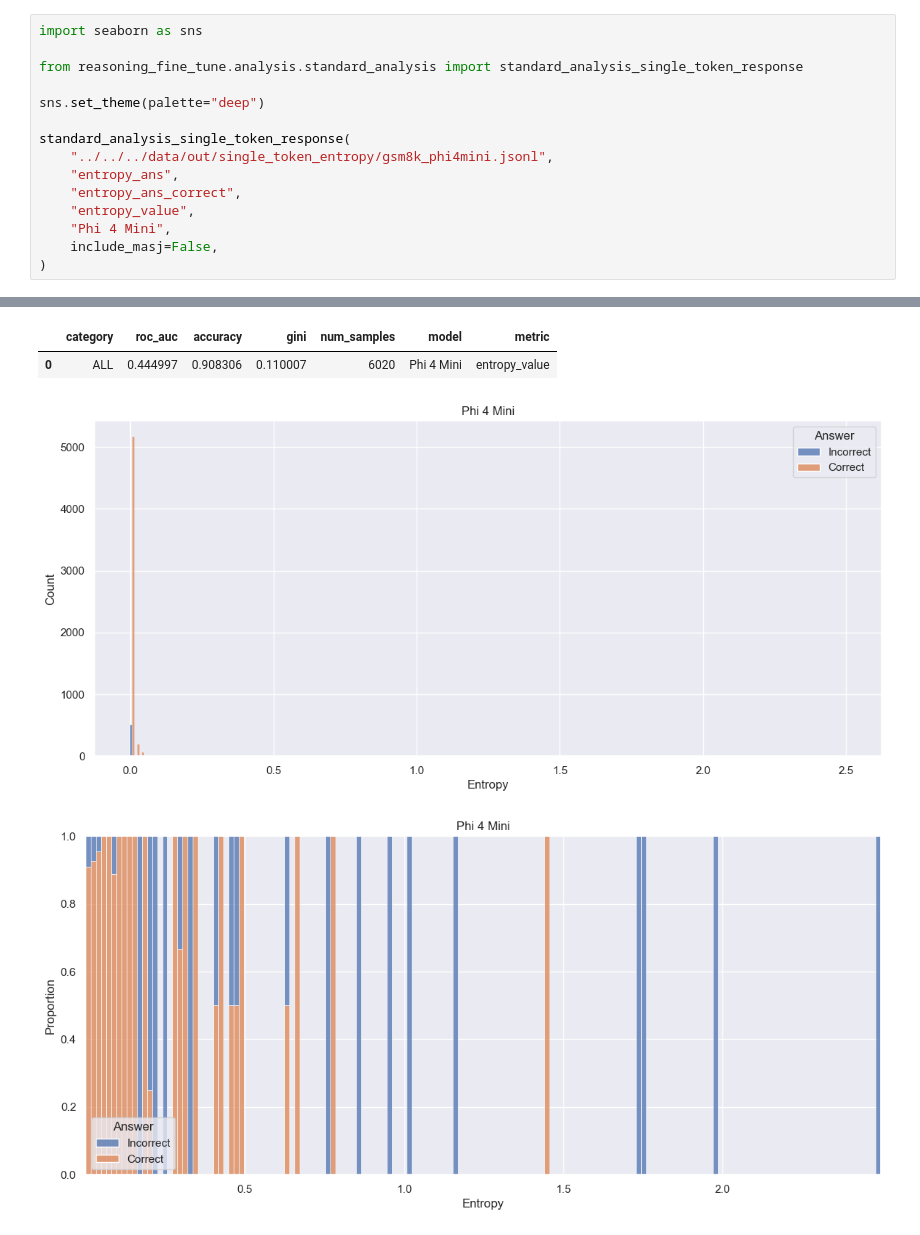
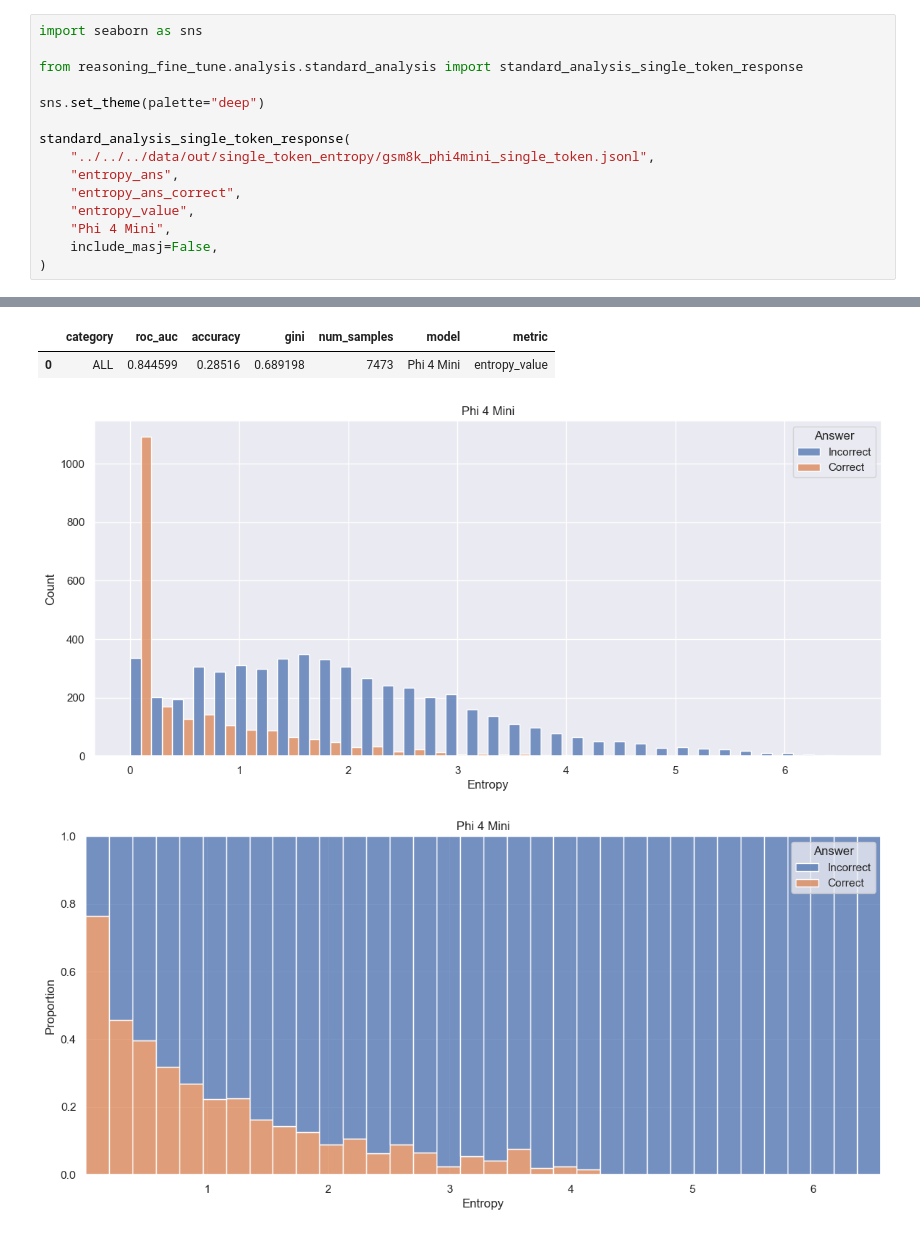
Before and after one commit to LabARSS/complexity-aware-fine-tuning, a Jupyter notebook: src/analysis/single_token_entropy/phi4mini_gsm8k.ipynb, the cells around one changed output, grey strips where cells are left out. Saved outputs shown, nothing was run; the diff lists cells and outputs as text.

```diff
--- a/src/analysis/single_token_entropy/phi4mini_gsm8k.ipynb
+++ b/src/analysis/single_token_entropy/phi4mini_gsm8k.ipynb
@@ -6,7 +6,7 @@ from reasoning_fine_tune.analysis.standard_analysis import standard_analysis_sin
 sns.set_theme(palette="deep")
 
 standard_analysis_single_token_response(
-    "../../../data/out/single_token_entropy/gsm8k_phi4mini.jsonl",
+    "../../../data/out/single_token_entropy/gsm8k_phi4mini_single_token.jsonl",
     "entropy_ans",
     "entropy_ans_correct",
     "entropy_value",
@@ -34,4 +34,4 @@ Total len after filtering = 6020
 |  | category | roc_auc | accuracy | gini | num_samples | model | metric |
-| 0 | ALL | 0.444997 | 0.908306 | 0.110007 | 6020 | Phi 4 Mini | entropy_value |
+| 0 | ALL | 0.844599 | 0.28516 | 0.689198 | 7473 | Phi 4 Mini | entropy_value |
-[figure, old version]
+[figure, new version]
-[figure, old version]
+[figure, new version]
```
Also changed, not shown: parts of 1 cell of this notebook.
